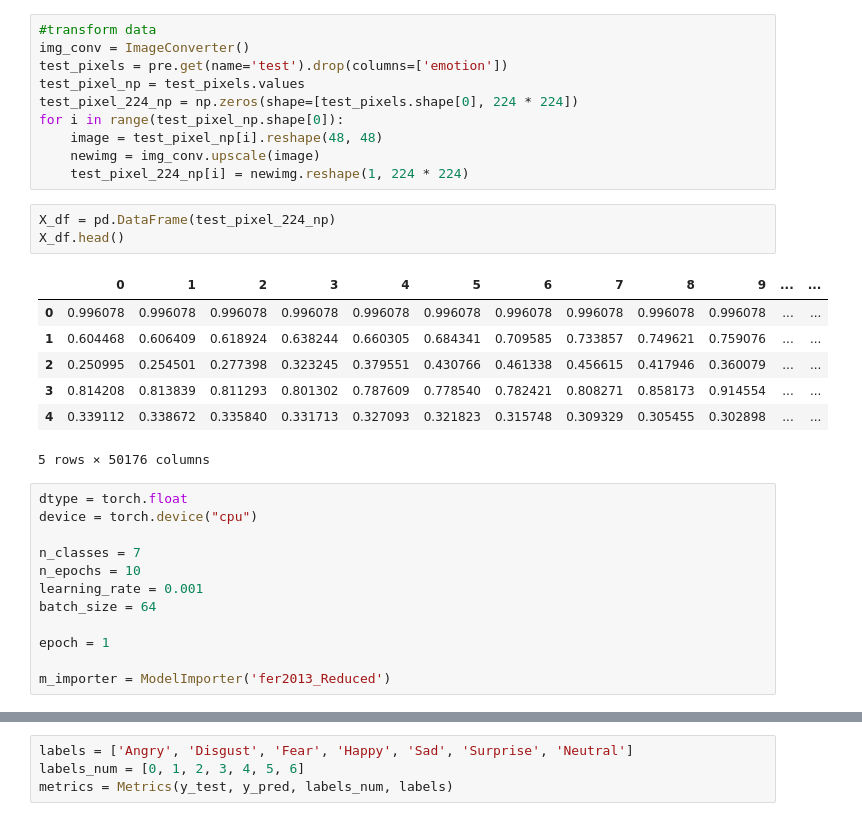
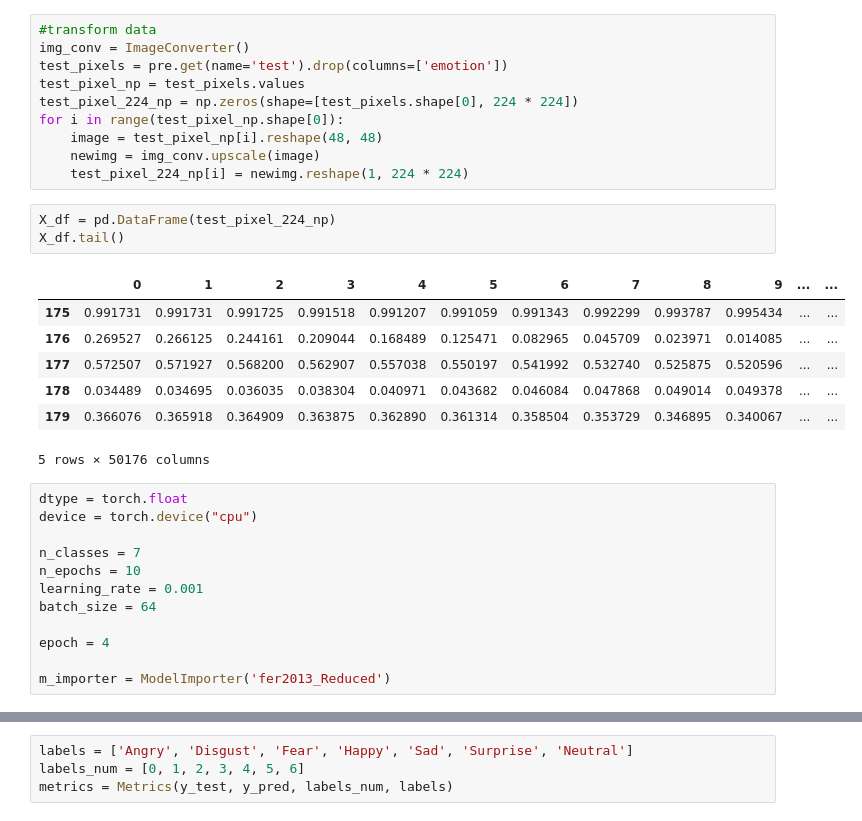
Before and after one commit to raroito87/facial_expression_recognition, a Jupyter notebook: Notebooks/Analyze Result. CNN pertained VGG16. BatchSize 64. reduced dataset. Balanced Sampling.ipynb, the cells around one changed output, grey strips where cells are left out. Saved outputs shown, nothing was run; the diff lists cells and outputs as text.

```diff
--- a/Notebooks/Analyze Result. CNN pertained VGG16. BatchSize 64. reduced dataset. Balanced Sampling.ipynb
+++ b/Notebooks/Analyze Result. CNN pertained VGG16. BatchSize 64. reduced dataset. Balanced Sampling.ipynb
@@ -36,14 +46,14 @@ for i in range(test_pixel_np.shape[0]):
     test_pixel_224_np[i] = newimg.reshape(1, 224 * 224)
 # %%
 X_df = pd.DataFrame(test_pixel_224_np)
-X_df.head()
+X_df.tail()
 # %% [output]
 |  | 0 | 1 | 2 | 3 | 4 | 5 | 6 | 7 | 8 | 9 | ... | ... |
-| 0 | 0.996078 | 0.996078 | 0.996078 | 0.996078 | 0.996078 | 0.996078 | 0.996078 | 0.996078 | 0.996078 | 0.996078 | ... | ... |
-| 1 | 0.604468 | 0.606409 | 0.618924 | 0.638244 | 0.660305 | 0.684341 | 0.709585 | 0.733857 | 0.749621 | 0.759076 | ... | ... |
-| 2 | 0.250995 | 0.254501 | 0.277398 | 0.323245 | 0.379551 | 0.430766 | 0.461338 | 0.456615 | 0.417946 | 0.360079 | ... | ... |
-| 3 | 0.814208 | 0.813839 | 0.811293 | 0.801302 | 0.787609 | 0.778540 | 0.782421 | 0.808271 | 0.858173 | 0.914554 | ... | ... |
-| 4 | 0.339112 | 0.338672 | 0.335840 | 0.331713 | 0.327093 | 0.321823 | 0.315748 | 0.309329 | 0.305455 | 0.302898 | ... | ... |
+| 175 | 0.991731 | 0.991731 | 0.991725 | 0.991518 | 0.991207 | 0.991059 | 0.991343 | 0.992299 | 0.993787 | 0.995434 | ... | ... |
+| 176 | 0.269527 | 0.266125 | 0.244161 | 0.209044 | 0.168489 | 0.125471 | 0.082965 | 0.045709 | 0.023971 | 0.014085 | ... | ... |
+| 177 | 0.572507 | 0.571927 | 0.568200 | 0.562907 | 0.557038 | 0.550197 | 0.541992 | 0.532740 | 0.525875 | 0.520596 | ... | ... |
+| 178 | 0.034489 | 0.034695 | 0.036035 | 0.038304 | 0.040971 | 0.043682 | 0.046084 | 0.047868 | 0.049014 | 0.049378 | ... | ... |
+| 179 | 0.366076 | 0.365918 | 0.364909 | 0.363875 | 0.362890 | 0.361314 | 0.358504 | 0.353729 | 0.346895 | 0.340067 | ... | ... |
 5 rows × 50176 columns
 # %%
 dtype = torch.float
@@ -54,7 +64,7 @@ n_epochs = 10
 learning_rate = 0.001
 batch_size = 64
 
-epoch = 1
+epoch = 4
 
 m_importer = ModelImporter('fer2013_Reduced')
 # %%
```
Also changed, not shown: parts of 15 cells of this notebook, 6 other files.
